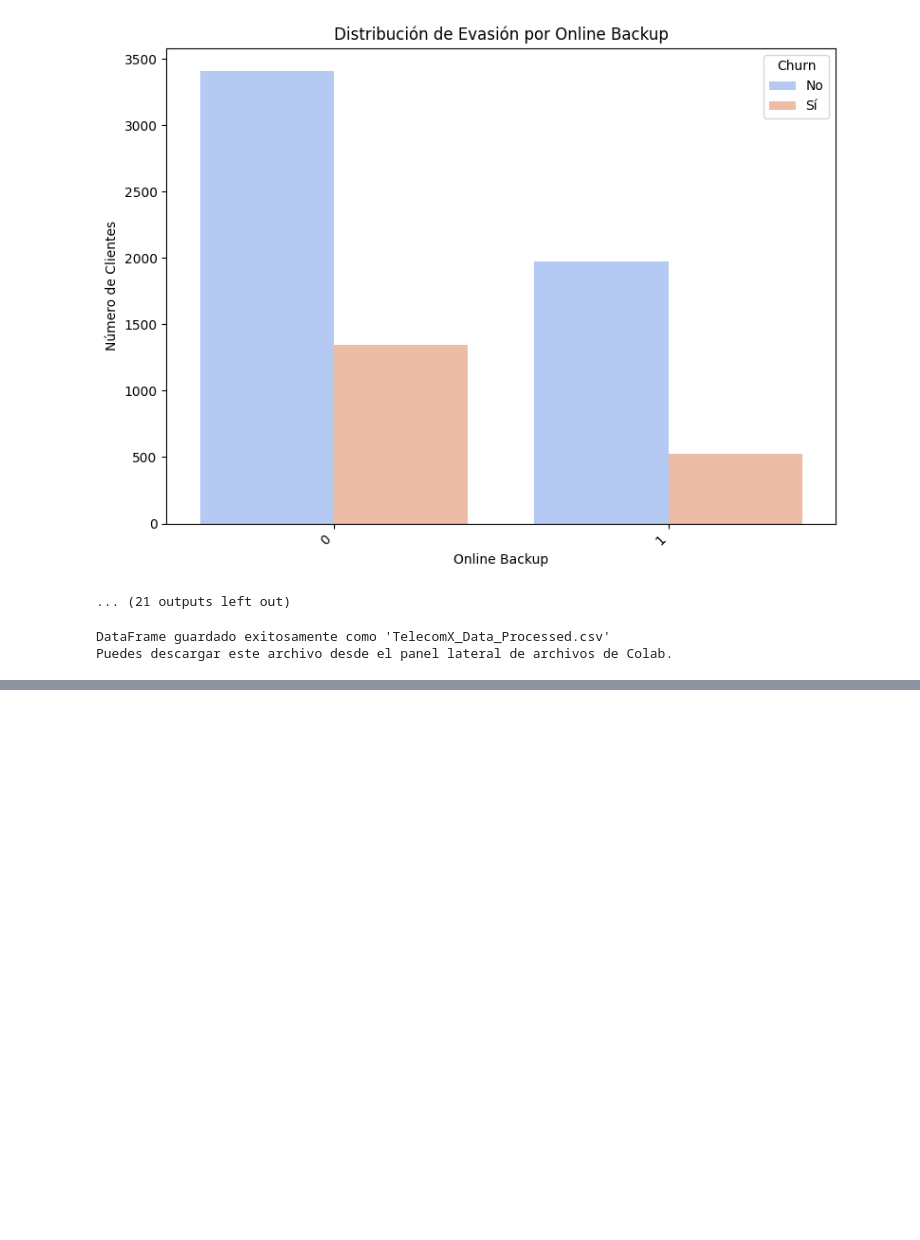
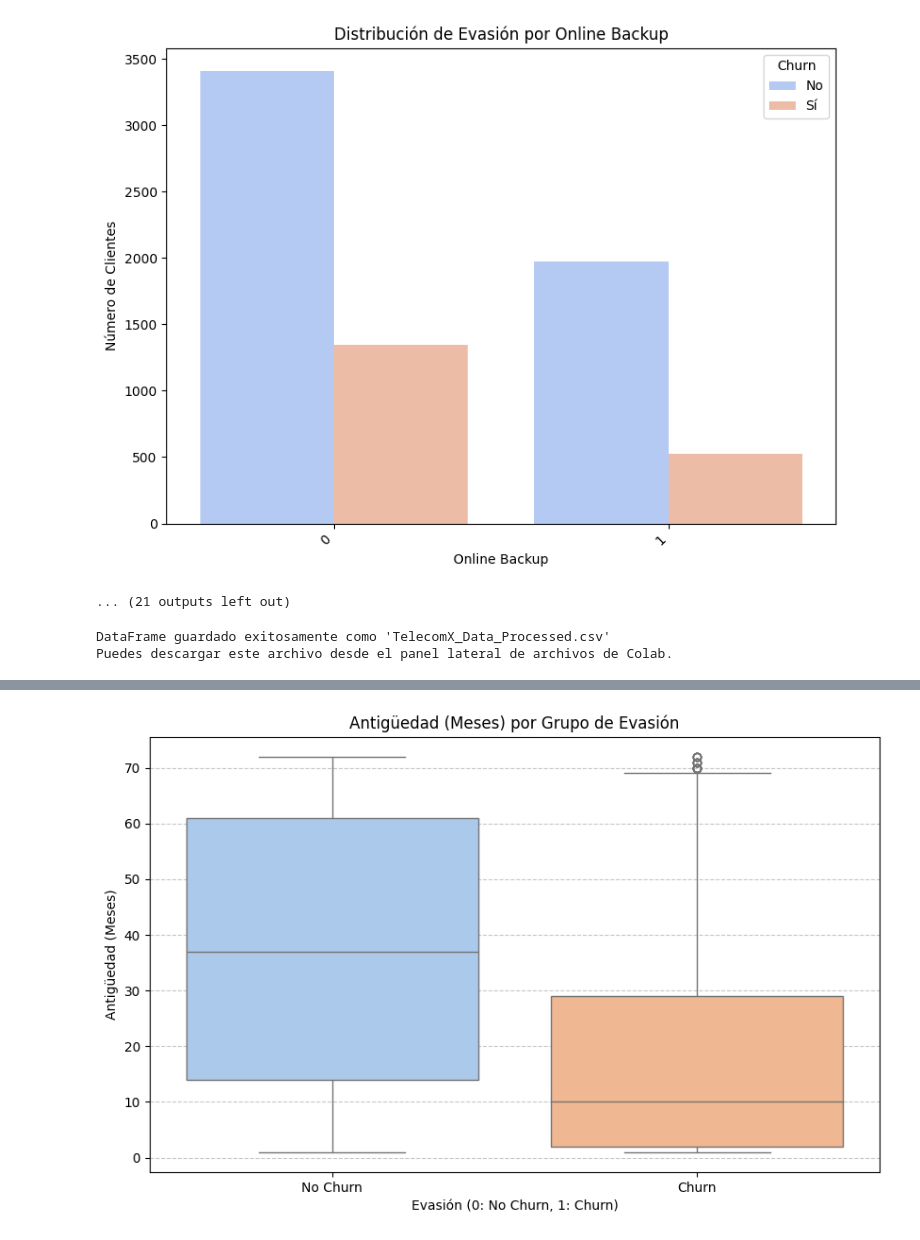
Before and after one commit to juacarato10/Telecom-X-Parte-2, a Jupyter notebook: telecom_parte_2.ipynb, the cells around one changed output, grey strips where cells are left out. Saved outputs shown, nothing was run; the diff lists cells and outputs as text; code cells hidden in the pictures; blank space fills up the shorter version.

```diff
--- a/telecom_parte_2.ipynb
+++ b/telecom_parte_2.ipynb
@@ -445,0 +1089,93 @@ print(f"\nDataFrame limpio para modelado guardado como '{output_cleaned_csv_path
+# %%
+import pandas as pd
+import matplotlib.pyplot as plt
+# Investiga cómo variables específicas se relacionan con la cancelación, tales como:
+# Tiempo de contrato × Cancelación, Gasto total × Cancelación,
+# Utiliza gráficos como boxplots o scatter plots para visualizar patrones y posibles tendencias.
+
+print("\n\n--- 🔹 Análisis de Relación entre Variables Clave y Churn ---")
+print("Se investiga la relación entre 'tenure', 'total_charges' y 'contract' con la variable 'churn'.")
+
+# Asegurarse de que las columnas necesarias existan y tengan los tipos de datos correctos
+required_cols = ['tenure', 'total_charges', 'contract', 'churn']
+for col in required_cols:
+    if col not in df.columns:
+        print(f"Error: La columna '{col}' no se encontró en el DataFrame. No se puede realizar el análisis solicitado.")
+        # Salir o manejar el error según sea necesario
+        # break # O return
+
+# Convertir 'tenure' y 'total_charges' a tipo numérico si no lo están (ya hecho en limpieza, pero verificar)
+df['tenure'] = pd.to_numeric(df['tenure'], errors='coerce')
+df['total_charges'] = pd.to_numeric(df['total_charges'], errors='coerce')
+
+# Eliminar filas con NaN en las columnas relevantes si aparecieron después de la conversión (ya hecho en limpieza)
+df.dropna(subset=['tenure', 'total_charges', 'contract', 'churn'], inplace=True)
+
+# Asegurarse de que 'churn' sea numérica (0 o 1)
+if df['churn'].dtype == 'object':
+    df['churn'] = df['churn'].map({'yes': 1, 'no': 0}).fillna(0).astype(int)
+elif df['churn'].dtype != 'int64' and df['churn'].dtype != 'float64':
+    print("Advertencia: La columna 'churn' no es de un tipo esperado (object, int, float). Se espera 0 o 1.")
+
+
+# Análisis: Tiempo de contrato (tenure) vs. Cancelación (churn)
+print("\nRelación entre Antigüedad (Tenure) y Evasión (Churn):")
+plt.figure(figsize=(10, 6))
+sns.boxplot(x='churn', y='tenure', data=df, palette='pastel')
+plt.title('Antigüedad (Meses) por Grupo de Evasión')
+plt.xlabel('Evasión (0: No Churn, 1: Churn)')
+plt.ylabel('Antigüedad (Meses)')
+plt.xticks(ticks=[0, 1], labels=['No Churn', 'Churn'])
+plt.grid(axis='y', linestyle='--', alpha=0.7)
+plt.show()
+
+# Análisis: Gasto total (total_charges) vs. Cancelación (churn)
+print("\nRelación entre Gasto Total (Total Charges) y Evasión (Churn):")
+plt.figure(figsize=(10, 6))
+# Usar swarmplot o stripplot para ver la distribución individual o boxplot/violinplot
+# Scatter plot puede ser demasiado denso para muchos puntos
+sns.boxplot(x='churn', y='total_charges', data=df, palette='viridis')
+plt.title('Gasto Total (USD) por Grupo de Evasión')
+plt.xlabel('Evasión (0: No Churn, 1: Churn)')
+plt.ylabel('Gasto Total (USD)')
+plt.xticks(ticks=[0, 1], labels=['No Churn', 'Churn'])
+plt.grid(axis='y', linestyle='--', alpha=0.7)
+plt.show()
+
+# Análisis: Tipo de Contrato (contract) vs. Cancelación (churn)
+print("\nRelación entre Tipo de Contrato y Evasión (Churn):")
+plt.figure(figsize=(8, 6))
+# Countplot con hue='churn' ya se realizó anteriormente, pero podemos hacer un gráfico de barras mostrando la tasa de churn por contrato
+churn_by_contract = df.groupby('contract')['churn'].value_counts(normalize=True).unstack()
+churn_by_contract['churn_rate'] = churn_by_contract[1] * 100 # Calcular tasa de churn en porcentaje
+
+if not churn_by_contract.empty:
+    churn_by_contract['churn_rate'].sort_values(ascending=False).plot(kind='bar', color='skyblue')
+    plt.title('Tasa de Evasión por Tipo de Contrato')
+    plt.xlabel('Tipo de Contrato')
+    plt.ylabel('Tasa de Evasión (%)')
+    plt.xticks(rotation=0) # Mantener etiquetas horizontales si son pocas
+    plt.grid(axis='y', linestyle='--', alpha=0.7)
+    plt.show()
+    print("\nTasa de Evasión por Tipo de Contrato (%):")
+    print(churn_by_contract[['churn_rate']])
+else:
+    print("Advertencia: No se pudo calcular la tasa de churn por tipo de contrato (DataFrame vacío o sin las columnas esperadas).")
+
+# Análisis: Tiempo de contrato (tenure) vs Gasto Total (total_charges) por Cancelación
+print("\nRelación entre Antigüedad (Tenure) y Gasto Total (Total Charges), diferenciando por Churn:")
+plt.figure(figsize=(10, 8))
+sns.scatterplot(x='tenure', y='total_charges', hue='churn', data=df, alpha=0.6, palette='coolwarm')
+plt.title('Scatter Plot de Gasto Total vs. Antigüedad (Diferenciando por Churn)')
+plt.xlabel('Antigüedad (Meses)')
+plt.ylabel('Gasto Total (USD)')
+plt.legend(title='Churn', labels=['No Churn', 'Churn'])
+plt.grid(linestyle='--', alpha=0.5)
+plt.show()
+
+print("\nInterpretación de los gráficos:")
+print("- **Boxplot Tenure vs Churn**: Muestra claramente que los clientes que evaden (Churn=1) tienen una mediana y un rango intercuartílico de antigüedad significativamente menor que los clientes que no evaden (Churn=0). Esto refuerza la idea de que la evasión es mucho más común entre clientes nuevos.")
+print("- **Boxplot Total Charges vs Churn**: Indica que los clientes que evaden tienden a tener gastos totales más bajos. Esto es consistente con la menor antigüedad, ya que los gastos totales se acumulan con el tiempo.")
+print("- **Gráfico de Barras Tasa de Churn por Contrato**: Confirma que los contratos 'month-to-month' tienen una tasa de evasión drásticamente más alta que los contratos de 'one year' y 'two year'.")
+print("- **Scatter Plot Tenure vs Total Charges por Churn**: Visualiza la concentración de clientes que evaden en la parte inferior izquierda del gráfico (baja antigüedad y bajo gasto total), mientras que los clientes que no evaden se extienden hacia la parte superior derecha (mayor antigüedad y mayor gasto total). Esta visualización es muy informativa sobre la dinámica de churn.")
+# %% [output]
@@ -445,0 +1189 @@ print(f"\nDataFrame limpio para modelado guardado como '{output_cleaned_csv_path
+[figure, added]
```
Also changed, not shown: parts of 17 cells of this notebook.
